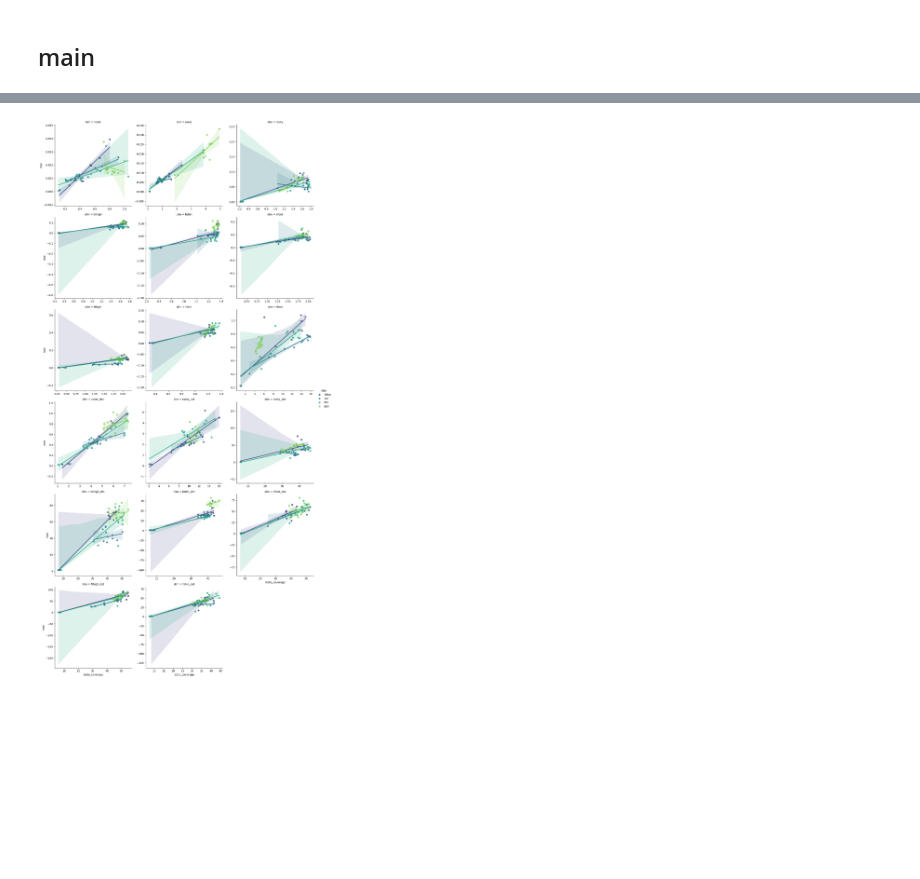
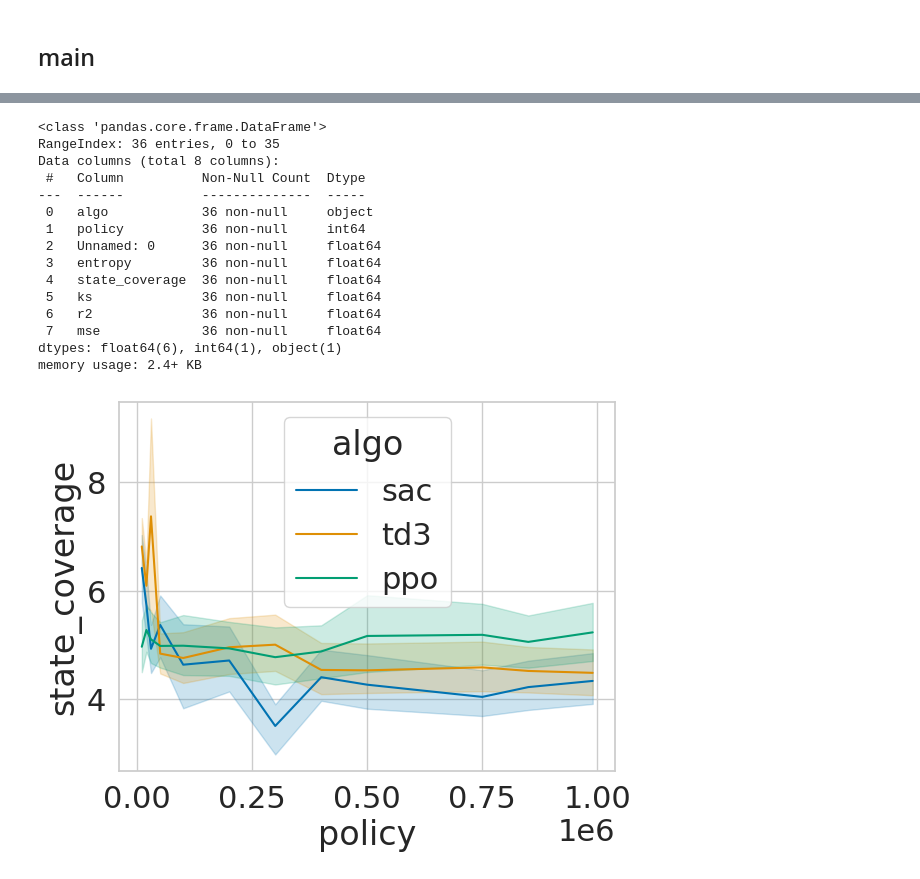
Before and after one commit to abenechehab/dicl, a Jupyter notebook: src/llmicl/notebooks/entropy_and_state_cov.ipynb, the cells around one changed output, grey strips where cells are left out. Drawn from its saved outputs; the diff is of its cells as text; code cells hidden in the pictures; blank space fills up the shorter version.

```diff
--- a/src/llmicl/notebooks/entropy_and_state_cov.ipynb
+++ b/src/llmicl/notebooks/entropy_and_state_cov.ipynb
@@ -488,3 +500,5 @@ df.head()
+# %%
+df = pd.read_csv('/mnt/vdb/abenechehab/entropy_state_cov_corr_scaled.csv')
 # %%
 f, axes = plt.subplots(6, 3, figsize=(20, 20), gridspec_kw={'wspace':0.2, 'hspace':0.4})
 axes = list(np.array(axes).flatten())
@@ -524,17 +844,35 @@ plt.show()
+# %%
+df.groupby(['algo', 'policy']).mean().reset_index().info()
+# %% [output]
+<class 'pandas.core.frame.DataFrame'>
+RangeIndex: 36 entries, 0 to 35
+Data columns (total 8 columns):
+ #   Column          Non-Null Count  Dtype
+---  ------          --------------  -----
+ 0   algo            36 non-null     object
+ 1   policy          36 non-null     int64
+ 2   Unnamed: 0      36 non-null     float64
+ 3   entropy         36 non-null     float64
+ 4   state_coverage  36 non-null     float64
+ 5   ks              36 non-null     float64
+ 6   r2              36 non-null     float64
+ 7   mse             36 non-null     float64
+dtypes: float64(6), int64(1), object(1)
+memory usage: 2.4+ KB
 # %%
-ax = sns.lmplot(
+ax = sns.lineplot(
     data=df,
-    x='state_coverage',
-    y='mse',
+    x='policy',
+    y='state_coverage',
     hue='algo',
     # style='algo'
-    col = 'dim', # creates a seperate plot for each region
-    col_wrap = 3,  # wraps columns so not all side by side
-    sharex=False, sharey=False,
-    palette='viridis',
+    # col = 'dim', # creates a seperate plot for each region
+    # col_wrap = 3,  # wraps columns so not all side by side
+    # sharex=False, sharey=False,
+    # palette='viridis',
     # ci=None
 )
 # sns.move_legend(ax, "upper left", bbox_to_anchor=(1, 1))
 plt.show()
 # %% [output]
-[figure, old version]
+[figure, new version]
```
Also changed, not shown: parts of 11 cells of this notebook, 8 other files.
